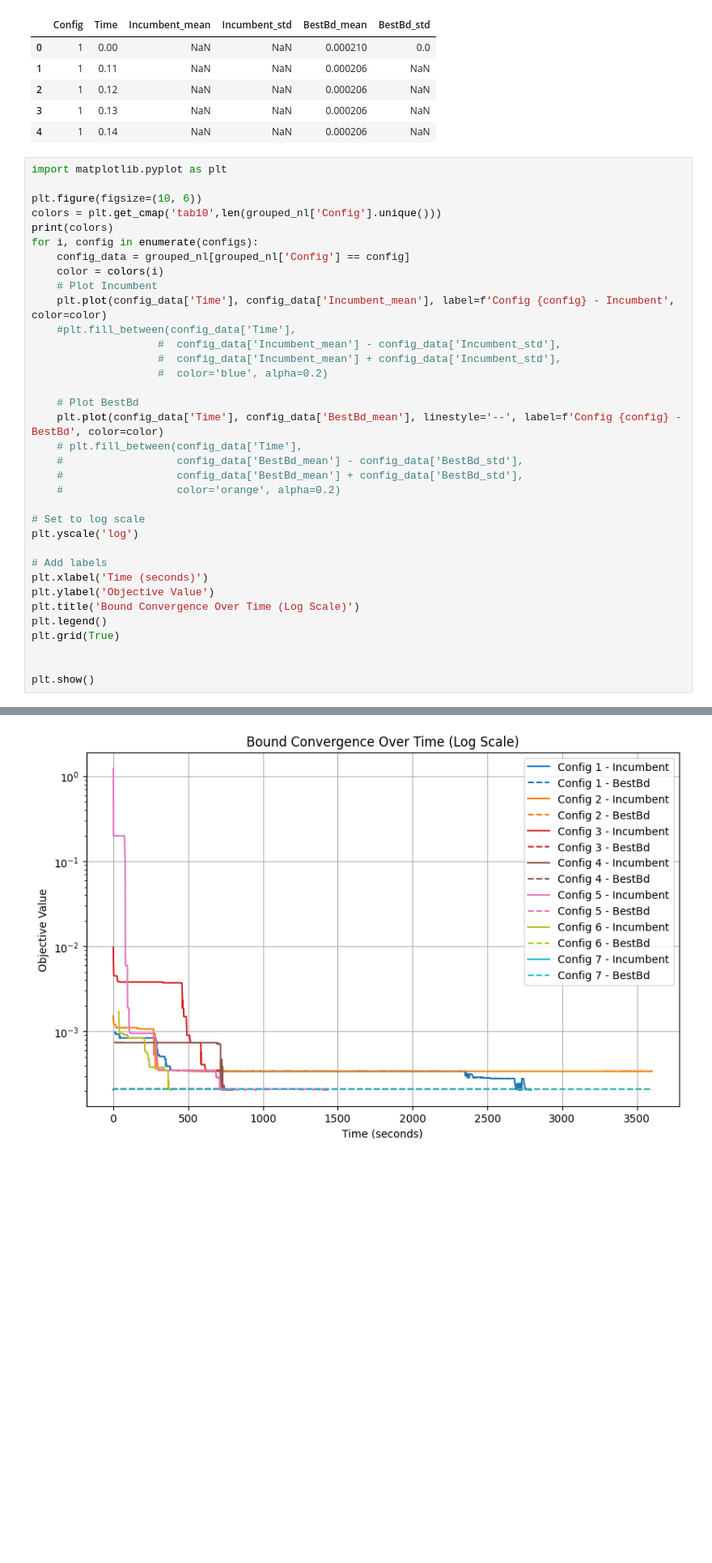
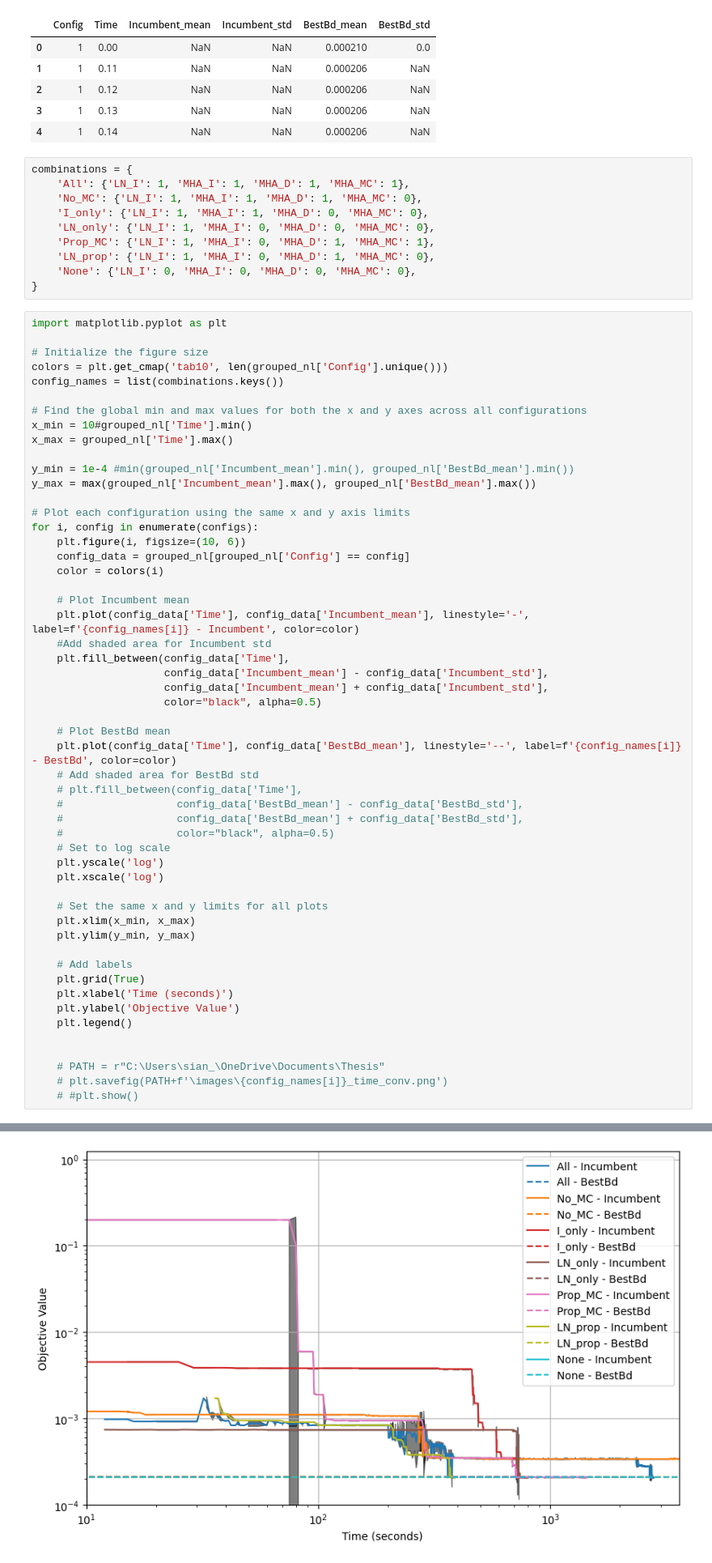
Before and after one commit to s-hallsworth/Transformer_Formulation, a Jupyter notebook: Case_Study_1/analyse_results.ipynb, the cells around one changed output, grey strips where cells are left out. Shown: that part at 81% size. Saved outputs shown, nothing was run; the diff lists cells and outputs as text; blank space fills up the shorter version.

```diff
--- a/Case_Study_1/analyse_results.ipynb
+++ b/Case_Study_1/analyse_results.ipynb
@@ -76,39 +76,67 @@ grouped_nl.head()
 | 2 | 1 | 0.12 | NaN | NaN | 0.000206 | NaN |
 | 3 | 1 | 0.13 | NaN | NaN | 0.000206 | NaN |
 | 4 | 1 | 0.14 | NaN | NaN | 0.000206 | NaN |
+# %%
+combinations = {
+    'All': {'LN_I': 1, 'MHA_I': 1, 'MHA_D': 1, 'MHA_MC': 1},
+    'No_MC': {'LN_I': 1, 'MHA_I': 1, 'MHA_D': 1, 'MHA_MC': 0},
+    'I_only': {'LN_I': 1, 'MHA_I': 1, 'MHA_D': 0, 'MHA_MC': 0},
+    'LN_only': {'LN_I': 1, 'MHA_I': 0, 'MHA_D': 0, 'MHA_MC': 0},
+    'Prop_MC': {'LN_I': 1, 'MHA_I': 0, 'MHA_D': 1, 'MHA_MC': 1},
+    'LN_prop': {'LN_I': 1, 'MHA_I': 0, 'MHA_D': 1, 'MHA_MC': 0},
+    'None': {'LN_I': 0, 'MHA_I': 0, 'MHA_D': 0, 'MHA_MC': 0},
+}
 # %%
 import matplotlib.pyplot as plt
 
-plt.figure(figsize=(10, 6))
-colors = plt.get_cmap('tab10',len(grouped_nl['Config'].unique()))
-print(colors)
+# Initialize the figure size
+colors = plt.get_cmap('tab10', len(grouped_nl['Config'].unique()))
+config_names = list(combinations.keys())
+
+# Find the global min and max values for both the x and y axes across all configurations
+x_min = 10#grouped_nl['Time'].min()
+x_max = grouped_nl['Time'].max()
+
+y_min = 1e-4 #min(grouped_nl['Incumbent_mean'].min(), grouped_nl['BestBd_mean'].min())
+y_max = max(grouped_nl['Incumbent_mean'].max(), grouped_nl['BestBd_mean'].max())
+
+# Plot each configuration using the same x and y axis limits
 for i, config in enumerate(configs):
+    plt.figure(i, figsize=(10, 6))
     config_data = grouped_nl[grouped_nl['Config'] == config]
     color = colors(i)
-    # Plot Incumbent
-    plt.plot(config_data['Time'], config_data['Incumbent_mean'], label=f'Config {config} - Incumbent', color=color)
-    #plt.fill_between(config_data['Time'],
-                    #  config_data['Incumbent_mean'] - config_data['Incumbent_std'],
-                    #  config_data['Incumbent_mean'] + config_data['Incumbent_std'],
-                    #  color='blue', alpha=0.2)
 
-    # Plot BestBd
-    plt.plot(config_data['Time'], config_data['BestBd_mean'], linestyle='--', label=f'Config {config} - BestBd', color=color)
+    # Plot Incumbent mean
+    plt.plot(config_data['Time'], config_data['Incumbent_mean'], linestyle='-', label=f'{config_names[i]} - Incumbent', color=color)
+    #Add shaded area for Incumbent std
+    plt.fill_between(config_data['Time'],
+                     config_data['Incumbent_mean'] - config_data['Incumbent_std'],
+                     config_data['Incumbent_mean'] + config_data['Incumbent_std'],
+                     color="black", alpha=0.5)
+
+    # Plot BestBd mean
+    plt.plot(config_data['Time'], config_data['BestBd_mean'], linestyle='--', label=f'{config_names[i]} - BestBd', color=color)
+    # Add shaded area for BestBd std
     # plt.fill_between(config_data['Time'],
     #                  config_data['BestBd_mean'] - config_data['BestBd_std'],
     #                  config_data['BestBd_mean'] + config_data['BestBd_std'],
-    #                  color='orange', alpha=0.2)
+    #                  color="black", alpha=0.5)
+    # Set to log scale
+    plt.yscale('log')
+    plt.xscale('log')
 
-# Set to log scale
-plt.yscale('log')
+    # Set the same x and y limits for all plots
+    plt.xlim(x_min, x_max)
+    plt.ylim(y_min, y_max)
 
-# Add labels
-plt.xlabel('Time (seconds)')
-plt.ylabel('Objective Value')
-plt.title('Bound Convergence Over Time (Log Scale)')
-plt.legend()
-plt.grid(True)
+    # Add labels
+    plt.grid(True)
+    plt.xlabel('Time (seconds)')
+    plt.ylabel('Objective Value')
+    plt.legend()
 
 
-plt.show()
+    # PATH = r"C:\Users\sian_\OneDrive\Documents\Thesis"
+    # plt.savefig(PATH+f'\images\{config_names[i]}_time_conv.png')
+    # #plt.show()
 # %% [output]
@@ -116,4 +143,4 @@ plt.show()
-[figure, old version]
+[figure, new version]
 # %%
 grouped_nl2 = nl.groupby(['Config', 'CurrentNode']).agg({
     'Incumbent': ['mean', 'std'],
```
Also changed, not shown: parts of 4 cells of this notebook, 25 other files.
